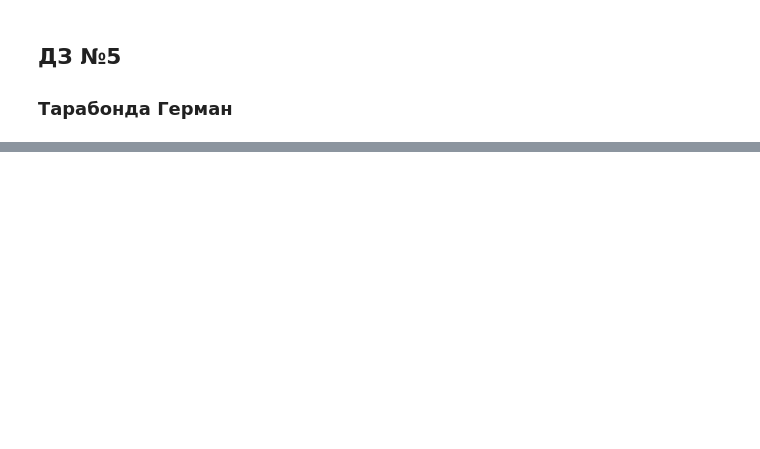
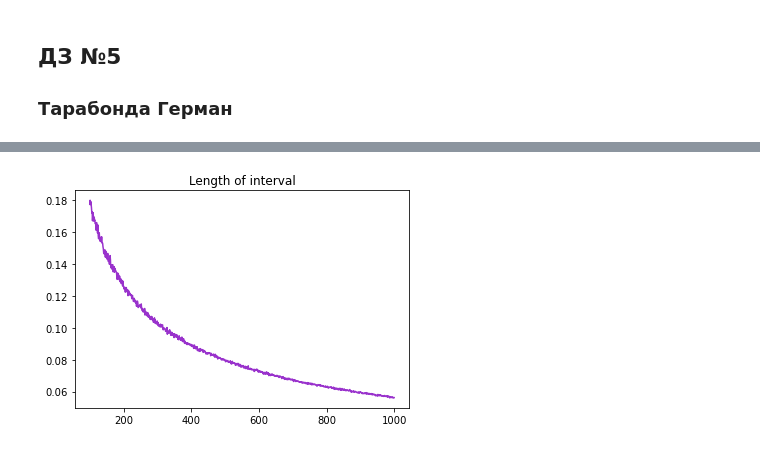
Before and after one commit to kot239/math-statistics, a Jupyter notebook: TarabondaG-5.ipynb, the cells around one changed output, grey strips where cells are left out. Saved outputs shown, nothing was run; the diff lists cells and outputs as text; code cells hidden in the pictures; blank space fills up the shorter version.

```diff
--- a/TarabondaG-5.ipynb
+++ b/TarabondaG-5.ipynb
@@ -50,0 +53,5 @@ plot_graphics(2, 0.1, 1000, generate_confid_intervsl_b)
+# %%
+# sigma = 5, gamma = 0,1
+plot_graphics(5, 0.1, 100, generate_confid_intervsl_a)
+# %% [output]
+[figure, added]
```
Also changed, not shown: parts of 6 cells of this notebook.
